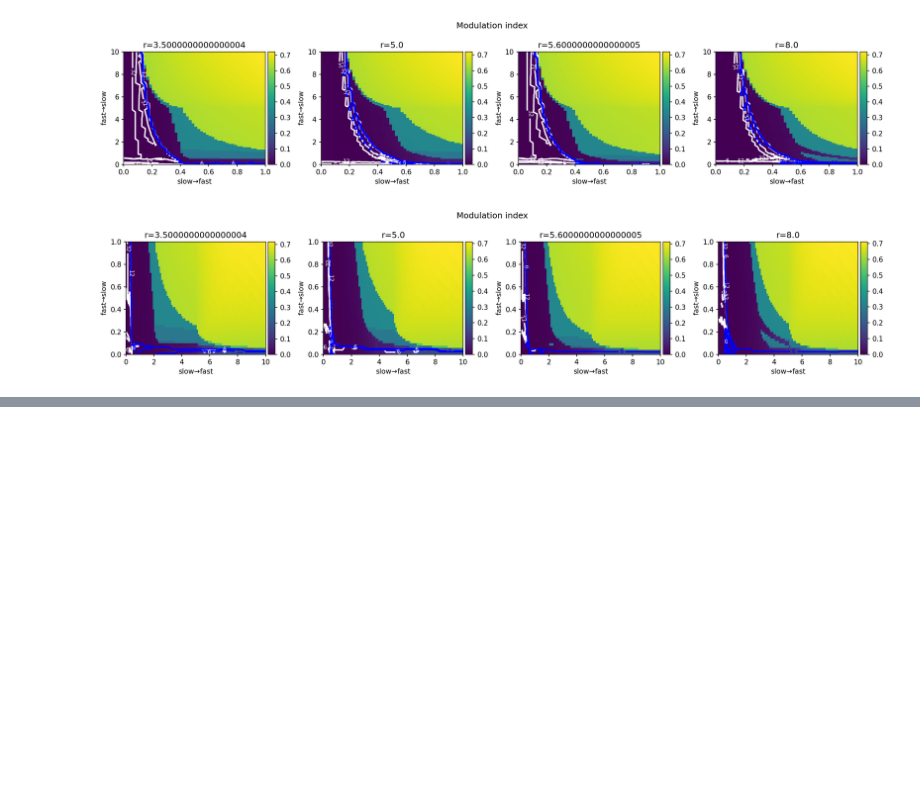
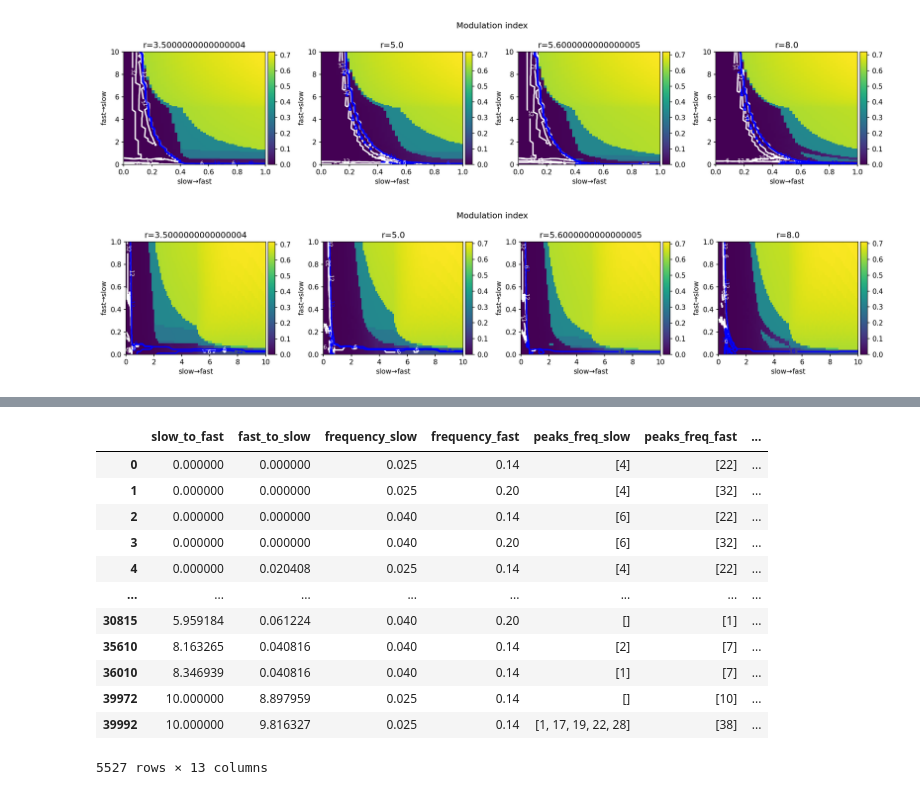
Before and after one commit to jajcayn/Hopf_CFC_analysis, a Jupyter notebook: high_resolution_conn_analysis.ipynb, the cells around one changed output, grey strips where cells are left out. Cells and saved outputs as stored; diff of their text form; code cells hidden in the pictures; blank space fills up the shorter version.

```diff
--- a/high_resolution_conn_analysis.ipynb
+++ b/high_resolution_conn_analysis.ipynb
@@ -323,0 +380,16 @@ search.dfResults.groupby(by = "ratio_freq")
+# %%
+search.dfResults[search.dfResults.n_peaks_freq_fast==1]
+# %% [output]
+|  | slow_to_fast | fast_to_slow | frequency_slow | frequency_fast | peaks_freq_slow | peaks_freq_fast | ... |
+| 0 | 0.000000 | 0.000000 | 0.025 | 0.14 | [4] | [22] | ... |
+| 1 | 0.000000 | 0.000000 | 0.025 | 0.20 | [4] | [32] | ... |
+| 2 | 0.000000 | 0.000000 | 0.040 | 0.14 | [6] | [22] | ... |
+| 3 | 0.000000 | 0.000000 | 0.040 | 0.20 | [6] | [32] | ... |
+| 4 | 0.000000 | 0.020408 | 0.025 | 0.14 | [4] | [22] | ... |
+| ... | ... | ... | ... | ... | ... | ... | ... |
+| 30815 | 5.959184 | 0.061224 | 0.040 | 0.20 | [] | [1] | ... |
+| 35610 | 8.163265 | 0.040816 | 0.040 | 0.14 | [2] | [7] | ... |
+| 36010 | 8.346939 | 0.040816 | 0.040 | 0.14 | [1] | [7] | ... |
+| 39972 | 10.000000 | 8.897959 | 0.025 | 0.14 | [] | [10] | ... |
+| 39992 | 10.000000 | 9.816327 | 0.025 | 0.14 | [1, 17, 19, 22, 28] | [38] | ... |
+5527 rows × 13 columns
```
Also changed, not shown: parts of 18 cells of this notebook, 1 other file.
